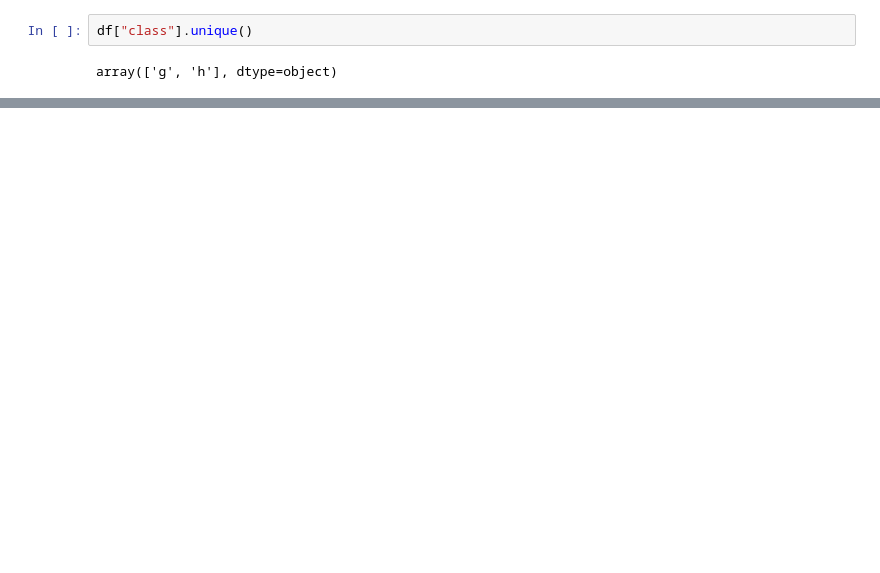
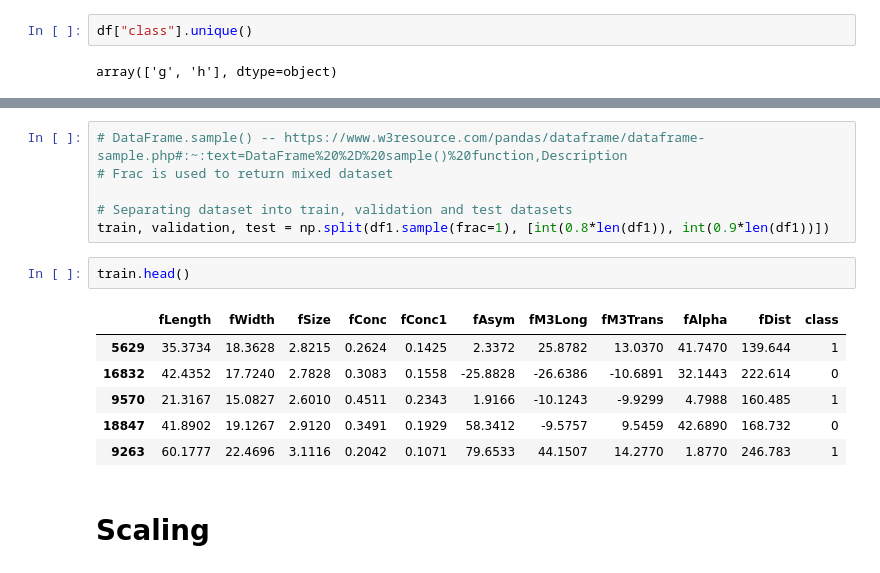
Before and after one commit to BahruzHuseynov/Machine_Learning_Course, a Jupyter notebook: Untitled0.ipynb, the cells around one changed output, grey strips where cells are left out. Cells and saved outputs as stored; diff of their text form; blank space fills up the shorter version.

```diff
--- a/Untitled0.ipynb
+++ b/Untitled0.ipynb
@@ -83,0 +120,17 @@ df1["class"] = (df["class"] == "g").astype(int)
+# %%
+# DataFrame.sample() -- https://www.w3resource.com/pandas/dataframe/dataframe-sample.php#:~:text=DataFrame%20%2D%20sample()%20function,Description
+# Frac is used to return mixed dataset
+
+# Separating dataset into train, validation and test datasets
+train, validation, test = np.split(df1.sample(frac=1), [int(0.8*len(df1)), int(0.9*len(df1))])
+# %%
+train.head()
+# %% [output]
+|  | fLength | fWidth | fSize | fConc | fConc1 | fAsym | fM3Long | fM3Trans | fAlpha | fDist | class |
+| 5629 | 35.3734 | 18.3628 | 2.8215 | 0.2624 | 0.1425 | 2.3372 | 25.8782 | 13.0370 | 41.7470 | 139.644 | 1 |
+| 16832 | 42.4352 | 17.7240 | 2.7828 | 0.3083 | 0.1558 | -25.8828 | -26.6386 | -10.6891 | 32.1443 | 222.614 | 0 |
+| 9570 | 21.3167 | 15.0827 | 2.6010 | 0.4511 | 0.2343 | 1.9166 | -10.1243 | -9.9299 | 4.7988 | 160.485 | 1 |
+| 18847 | 41.8902 | 19.1267 | 2.9120 | 0.3491 | 0.1929 | 58.3412 | -9.5757 | 9.5459 | 42.6890 | 168.732 | 0 |
+| 9263 | 60.1777 | 22.4696 | 3.1116 | 0.2042 | 0.1071 | 79.6533 | 44.1507 | 14.2770 | 1.8770 | 246.783 | 1 |
+# %% [markdown]
+# **Scaling**
```
Also changed, not shown: parts of 19 cells of this notebook.
